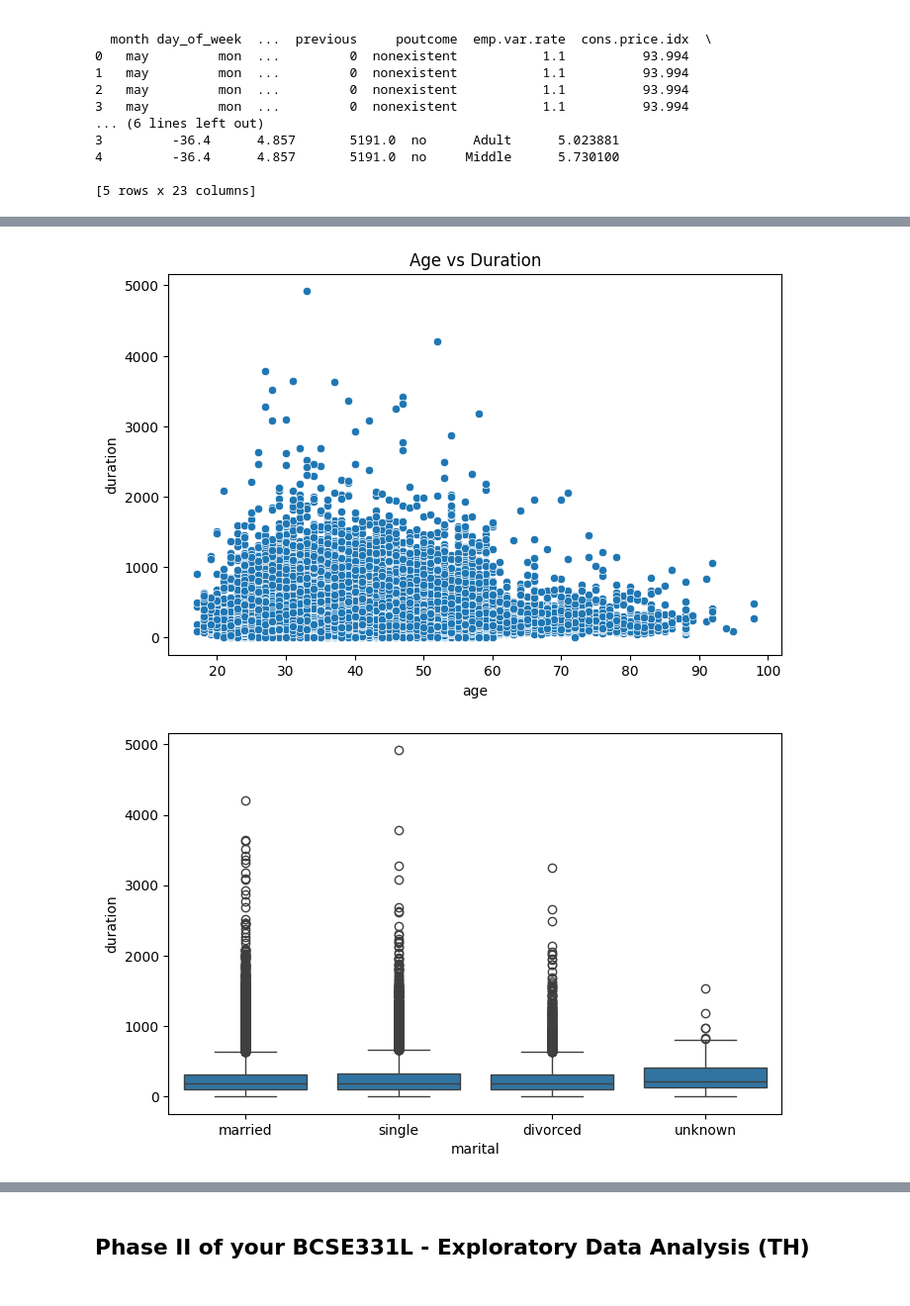
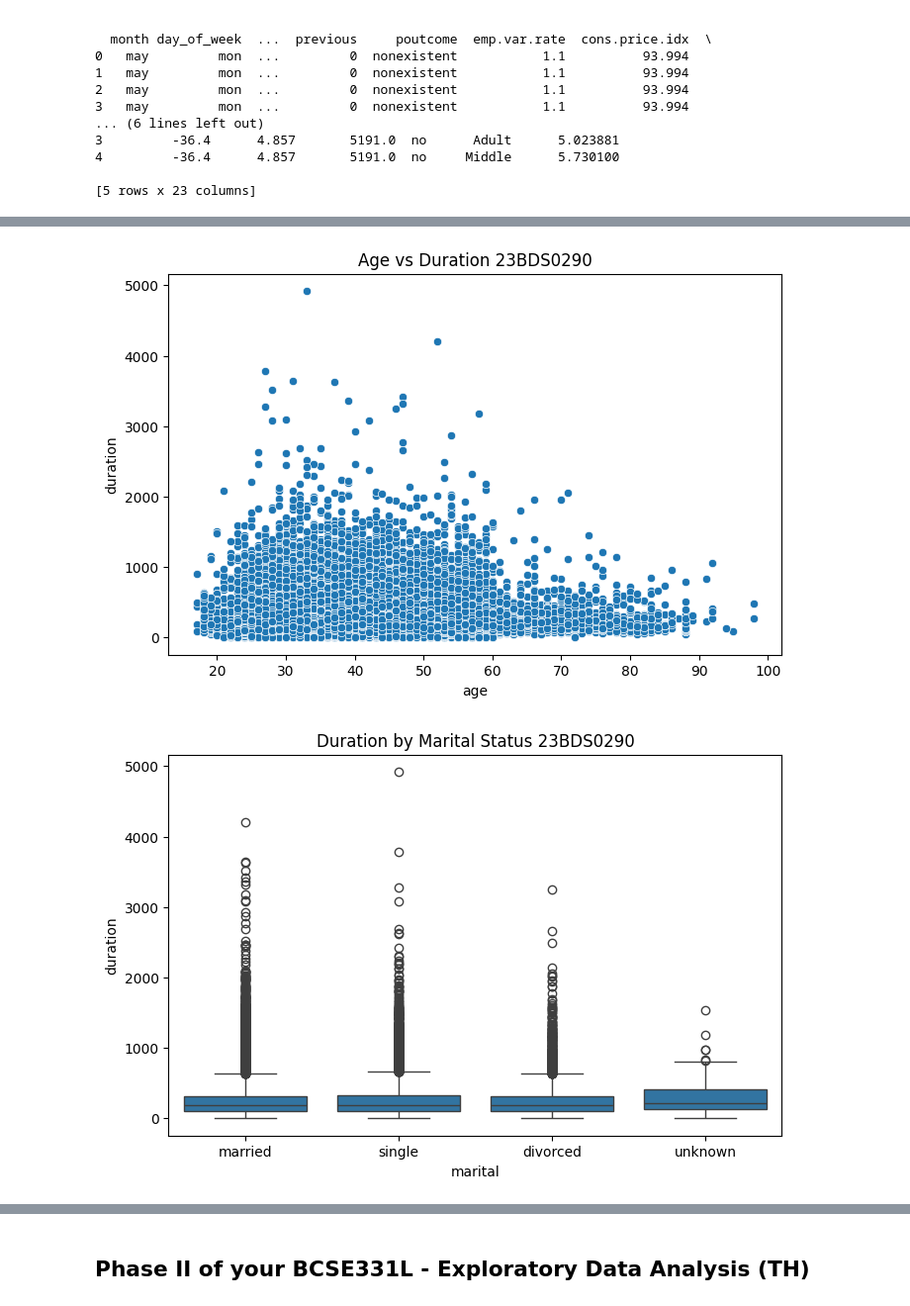
Before and after one commit to 2005lakshya/lakshya_gupta_eda, a Jupyter notebook: Lakshya_gupta_eda.ipynb, the cells around one changed output, grey strips where cells are left out. Shown at 99% size. Drawn from its saved outputs; the diff is of its cells as text; code cells hidden in the pictures.

Commit message:
Add reg number to Phase 1 and 3 plot titles; re-run notebook

```diff
--- a/Lakshya_gupta_eda.ipynb
+++ b/Lakshya_gupta_eda.ipynb
@@ -207,24 +207,26 @@ sns.scatterplot(
     data=bank_data
 )
 
-plt.title("Age vs Duration")
+plt.title("Age vs Duration 23BDS0290")
 
 plt.show()
 # %% [output]
-[figure, old version]
+[figure, new version]
 # %%
 #Bivariate analysis with a minimum of three visualizations
 plt.figure(figsize=(8, 5))
 
 sns.boxplot(
     x="marital",
     y="duration",
     data=bank_data
 )
 
+plt.title("Duration by Marital Status 23BDS0290")
+
 plt.show()
 # %% [output]
-[figure, old version]
+[figure, new version]
 # %%
 #Bivariate analysis with a minimum of three visualizations
 plt.figure(figsize=(10, 5))
```
Also changed, not shown: parts of 10 cells of this notebook.
